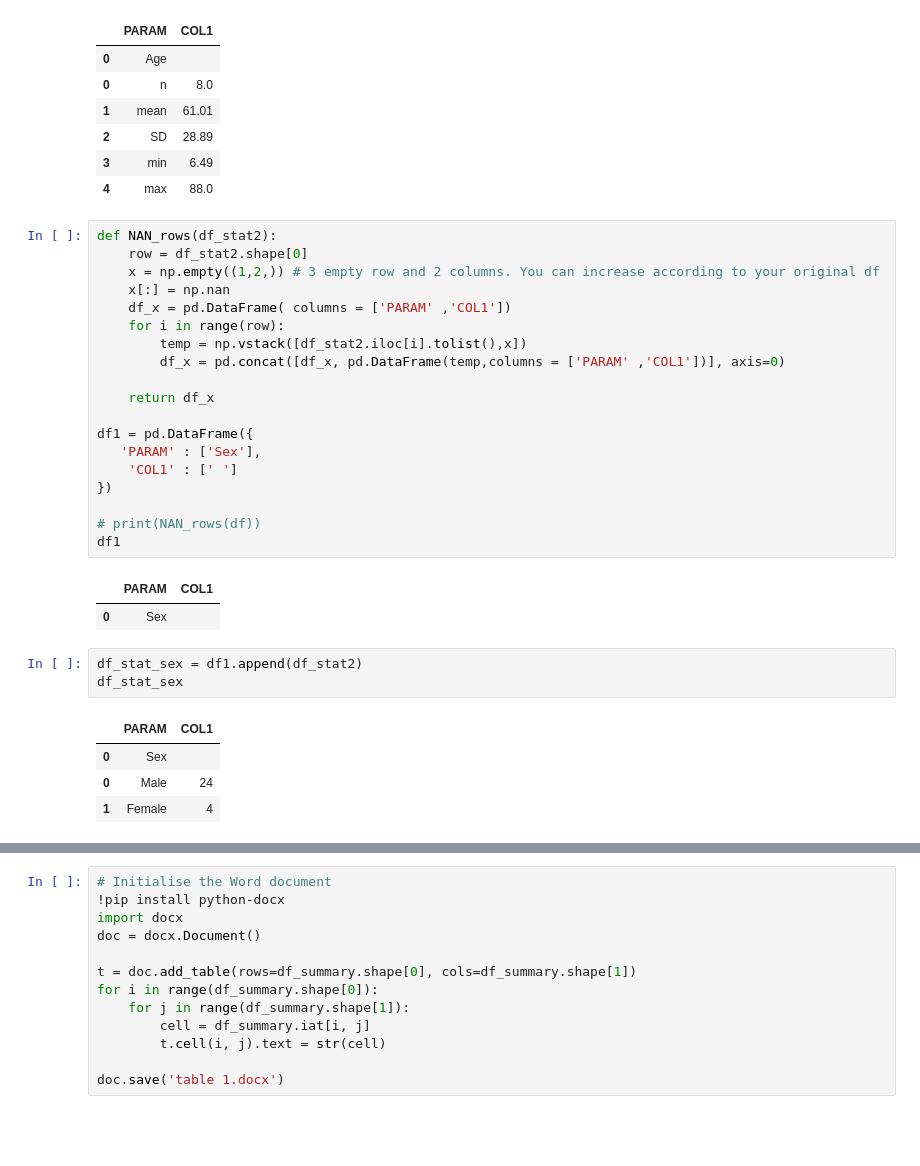
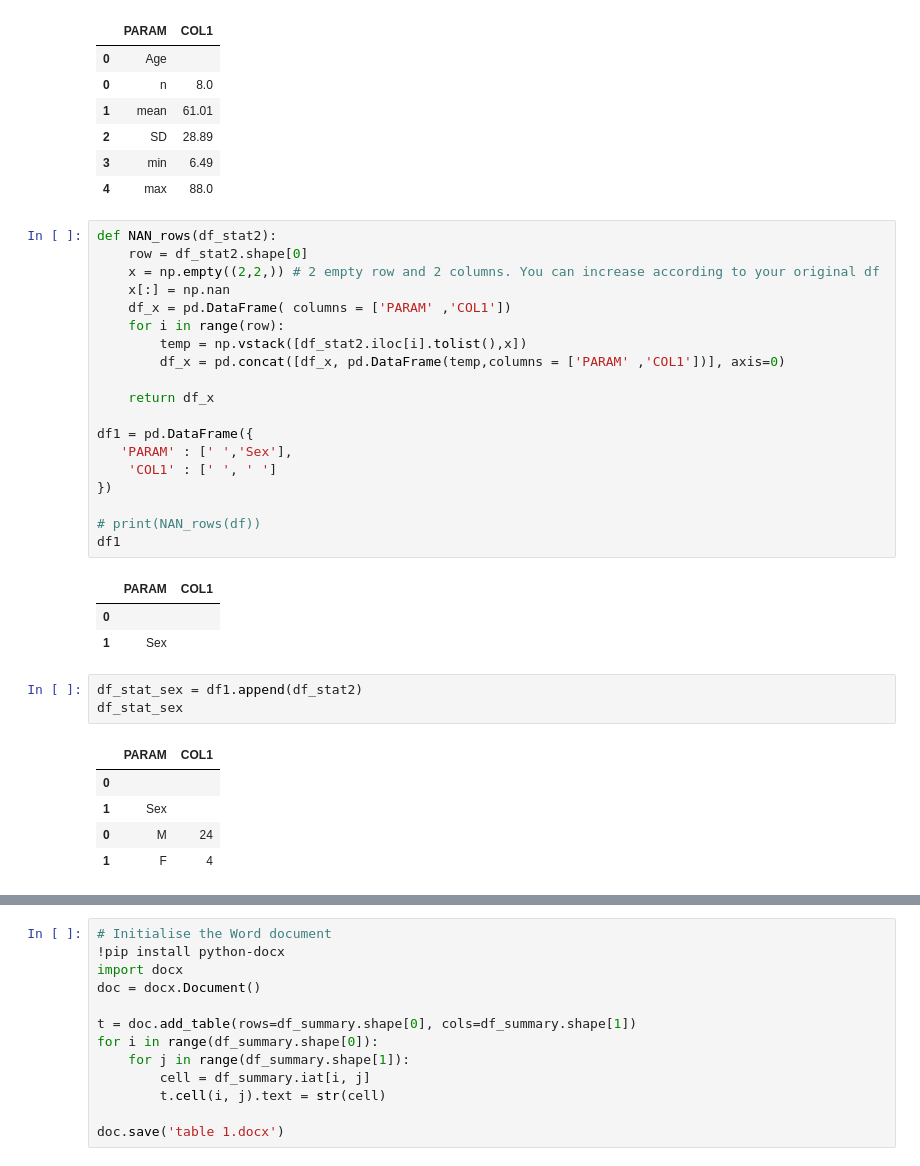
Before and after one commit to yuvi0508/dm, a Jupyter notebook: Demog_Table.ipynb, the cells around one changed output, grey strips where cells are left out. Saved outputs shown, nothing was run; the diff lists cells and outputs as text; blank space fills up the shorter version.

Commit message:
Add files via upload
Create Demographic Table for Age, Sex and Race

```diff
--- a/Demog_Table.ipynb
+++ b/Demog_Table.ipynb
@@ -237,33 +235,35 @@ df_stat_age
 # %%
 def NAN_rows(df_stat2):
     row = df_stat2.shape[0]
-    x = np.empty((1,2,)) # 3 empty row and 2 columns. You can increase according to your original df
+    x = np.empty((2,2,)) # 2 empty row and 2 columns. You can increase according to your original df
     x[:] = np.nan
     df_x = pd.DataFrame( columns = ['PARAM' ,'COL1'])
     for i in range(row):
         temp = np.vstack([df_stat2.iloc[i].tolist(),x])
         df_x = pd.concat([df_x, pd.DataFrame(temp,columns = ['PARAM' ,'COL1'])], axis=0)
 
     return df_x
 
 df1 = pd.DataFrame({
-   'PARAM' : ['Sex'],
-    'COL1' : [' ']
+   'PARAM' : [' ','Sex'],
+    'COL1' : [' ', ' ']
 })
 
 # print(NAN_rows(df))
 df1
 # %% [output]
 |  | PARAM | COL1 |
-| 0 | Sex |  |
+| 0 |  |  |
+| 1 | Sex |  |
 # %%
 df_stat_sex = df1.append(df_stat2)
 df_stat_sex
 # %% [output]
 |  | PARAM | COL1 |
-| 0 | Sex |  |
-| 0 | Male | 24 |
-| 1 | Female | 4 |
+| 0 |  |  |
+| 1 | Sex |  |
+| 0 | M | 24 |
+| 1 | F | 4 |
 # %%
 def NAN_rows(df_stat3):
     row = df_stat3.shape[0]
```
Also changed, not shown: parts of 9 cells of this notebook.
